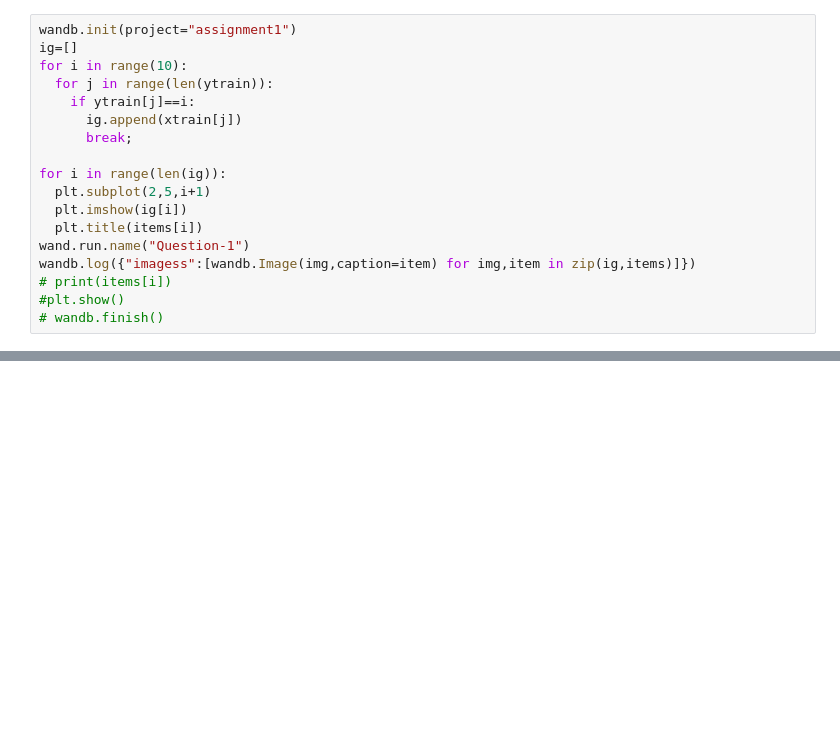
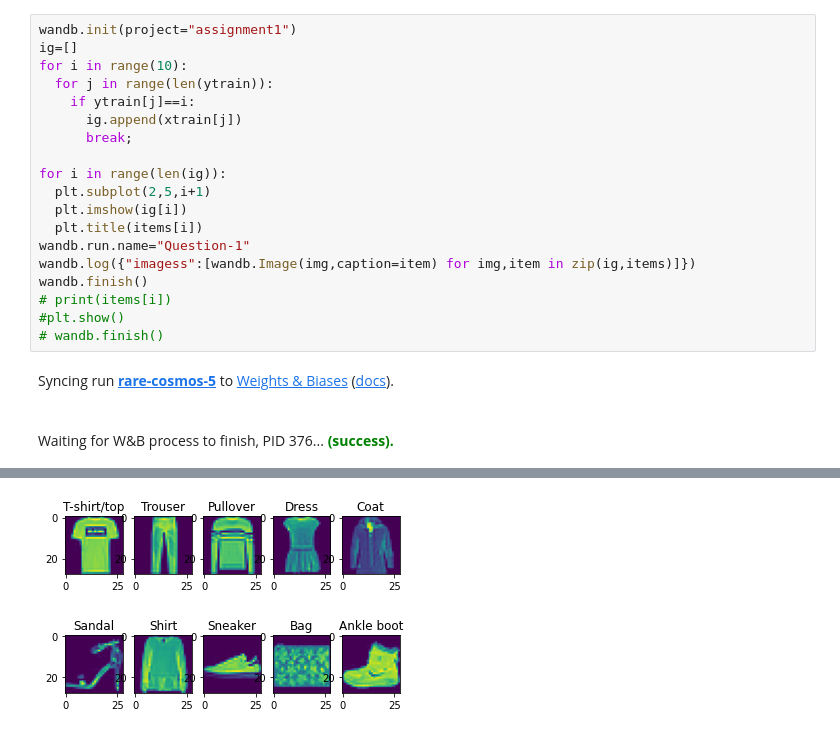
Before and after one commit to pratap977/CS6910, a Jupyter notebook: Assignment-1/Question1.ipynb, the cells around one changed output, grey strips where cells are left out. Drawn from its saved outputs; the diff is of its cells as text; blank space fills up the shorter version.

Commit message:
image printing

```diff
--- a/Assignment-1/Question1.ipynb
+++ b/Assignment-1/Question1.ipynb
@@ -26,8 +62,12 @@ for i in range(len(ig)):
   plt.subplot(2,5,i+1)
   plt.imshow(ig[i])
   plt.title(items[i])
-wand.run.name("Question-1")
+wandb.run.name="Question-1"
 wandb.log({"imagess":[wandb.Image(img,caption=item) for img,item in zip(ig,items)]})
+wandb.finish()
 # print(items[i])
 #plt.show()
 # wandb.finish()
+# %% [output]
+Syncing run rare-cosmos-5 to Weights & Biases (docs).
+Waiting for W&B process to finish, PID 376... (success).
@@ -33,0 +75 @@ wandb.log({"imagess":[wandb.Image(img,caption=item) for img,item in zip(ig,items
+[figure, added]
```
Also changed, not shown: parts of 4 cells of this notebook.
